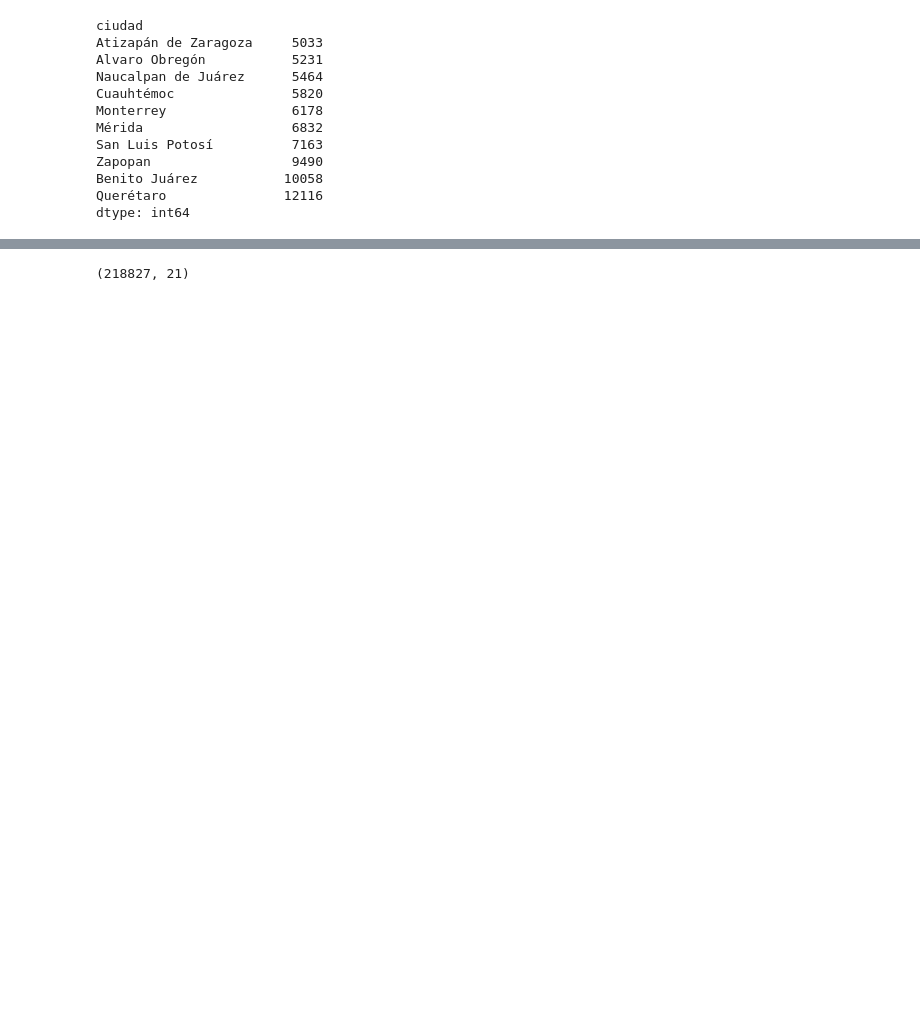
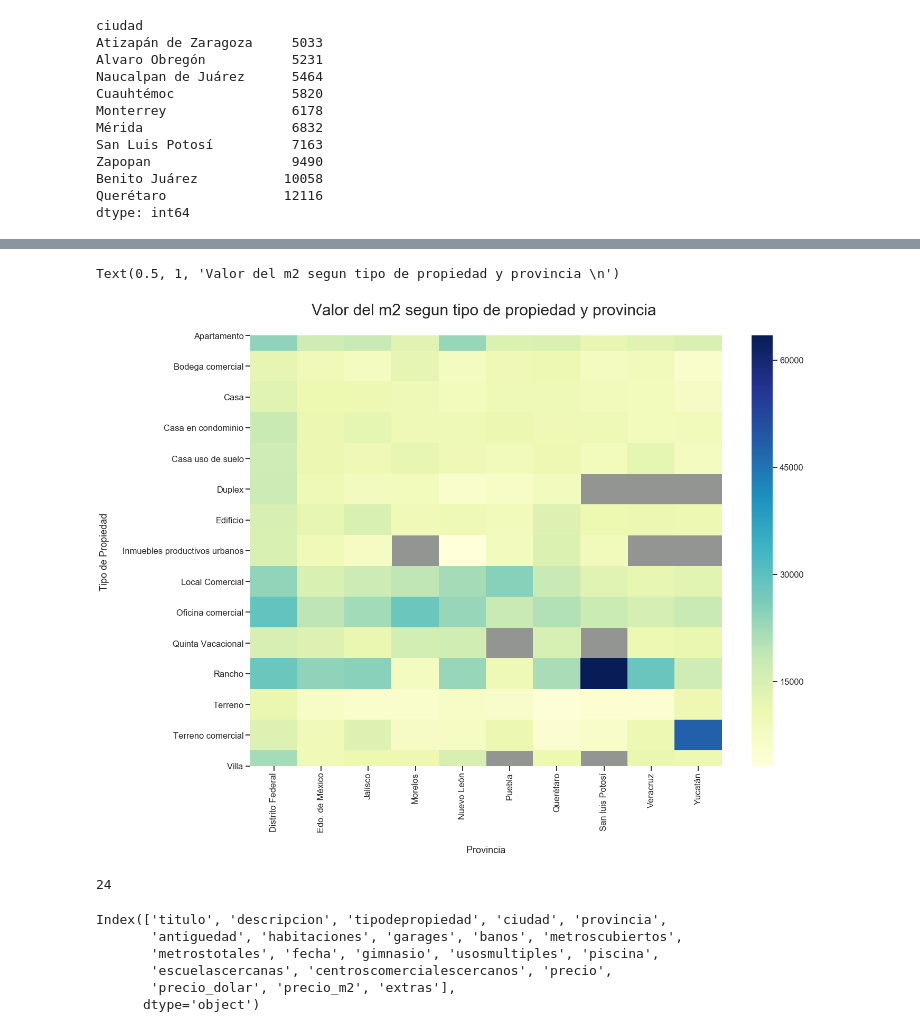
Before and after one commit to JuanCruzCastroLopez/tp1-zonajobs-analysis, a Jupyter notebook: ggp_notebook.ipynb, the cells around one changed output, grey strips where cells are left out. Cells and saved outputs as stored; diff of their text form; code cells hidden in the pictures; blank space fills up the shorter version.

```diff
--- a/ggp_notebook.ipynb
+++ b/ggp_notebook.ipynb
@@ -162,4 +240,54 @@ sns.despine()
+# %%
+# Se tomn las 10 provincias con mas casas y los 20 tipos de propiedades mas comunes.
+# Se evalua el precio del metro cuadrado para cada tipo de propiedad en una provincia distinta
+
+top_10_provincias_mas_pobladas = df.groupby('provincia').size().sort_values(ascending=False)[0:10]
+top_10_provincias_mas_pobladas = list(top_10_provincias_mas_pobladas.index)
+
+top_15_tipos_mas_comunes = df.groupby('tipodepropiedad').size().sort_values(ascending=False)[0:15]
+top_15_tipos_mas_comunes = list(top_15_tipos_mas_comunes.index)
+
+plt.figure(figsize=(20,15))
+data = df.groupby(['provincia','tipodepropiedad']).filter(lambda x: len(x)>1).groupby(['provincia','tipodepropiedad']).agg({'precio_m2':'mean'})
+data = data.reset_index()
+
+data = data.loc[data['provincia'].isin(top_10_provincias_mas_pobladas),:]
+data = data.loc[data['tipodepropiedad'].isin(top_15_tipos_mas_comunes),:]
+
+data.tipodepropiedad.cat.remove_unused_categories(inplace=True)
+data.provincia.cat.remove_unused_categories(inplace=True)
+
+pivot = data.pivot(index='tipodepropiedad', columns='provincia', values='precio_m2')
+
+mask = pivot.isnull()
+#cmap = sns.cubehelix_palette(as_cmap=True, light=.9)
+ax = sns.heatmap(pivot, cmap="YlGnBu")
+ax.set_facecolor('xkcd:grey')
+ax.set(xlabel='\n Provincia ', ylabel='Tipo de Propiedad \n')
+ax.set_title('Valor del m2 segun tipo de propiedad y provincia \n', fontdict={'fontsize':30})
+
+# Los grises, son missing values
+
+# Este heatmap revela mucha informacion:
+# Ranchos, oficinas y locales, son los mas caros
+# Los apartamentos, son mas caros que las casas (raro)
+# Distrito Federal, es mas caro que el resto
+# Ademas, permite ver la variacion del precio segun el lugar y el tipo.
+# Dudas. Esta bien dejar los missing values? o deberia sacar esas categorias?
+# Podria mostrar mas informacion, pero los missing values crecen considerablemente
+# %% [output]
+Text(0.5, 1, 'Valor del m2 segun tipo de propiedad y provincia \n')
+[figure, added]
+# %%
+len(list(df['tipodepropiedad'].value_counts().index))
+# %% [output]
+24
 # %%
-df.shape
+df.columns
 # %% [output]
-(218827, 21)
+Index(['titulo', 'descripcion', 'tipodepropiedad', 'ciudad', 'provincia',
+       'antiguedad', 'habitaciones', 'garages', 'banos', 'metroscubiertos',
+       'metrostotales', 'fecha', 'gimnasio', 'usosmultiples', 'piscina',
+       'escuelascercanas', 'centroscomercialescercanos', 'precio',
+       'precio_dolar', 'precio_m2', 'extras'],
+      dtype='object')
```
Also changed, not shown: parts of 16 cells of this notebook.
